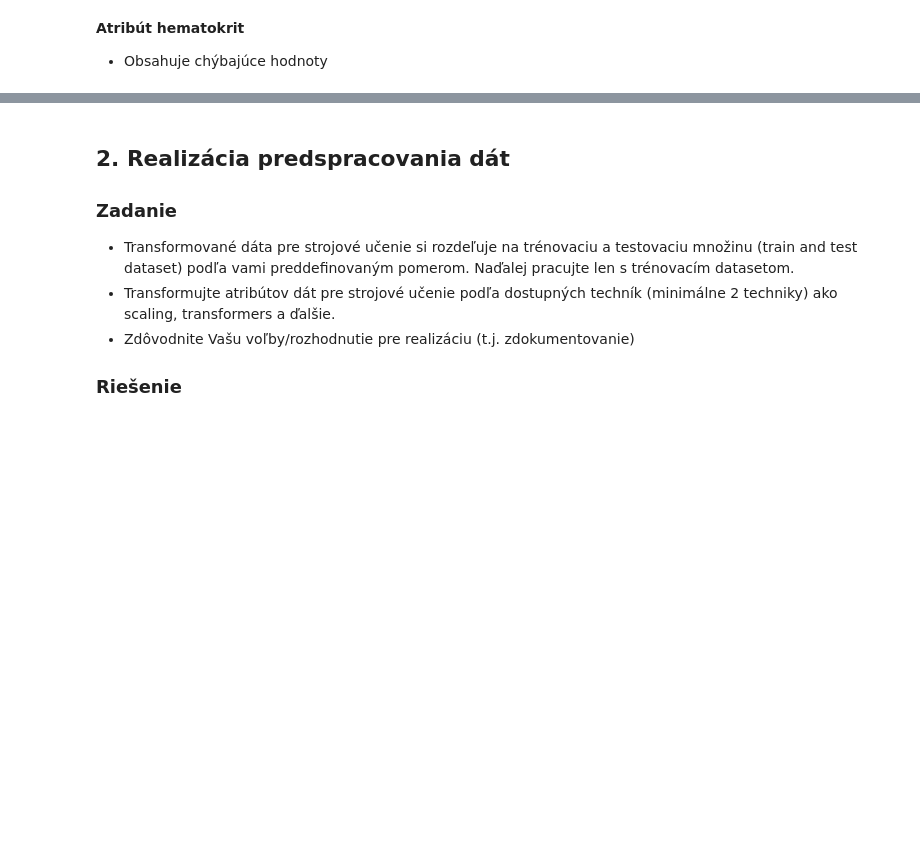
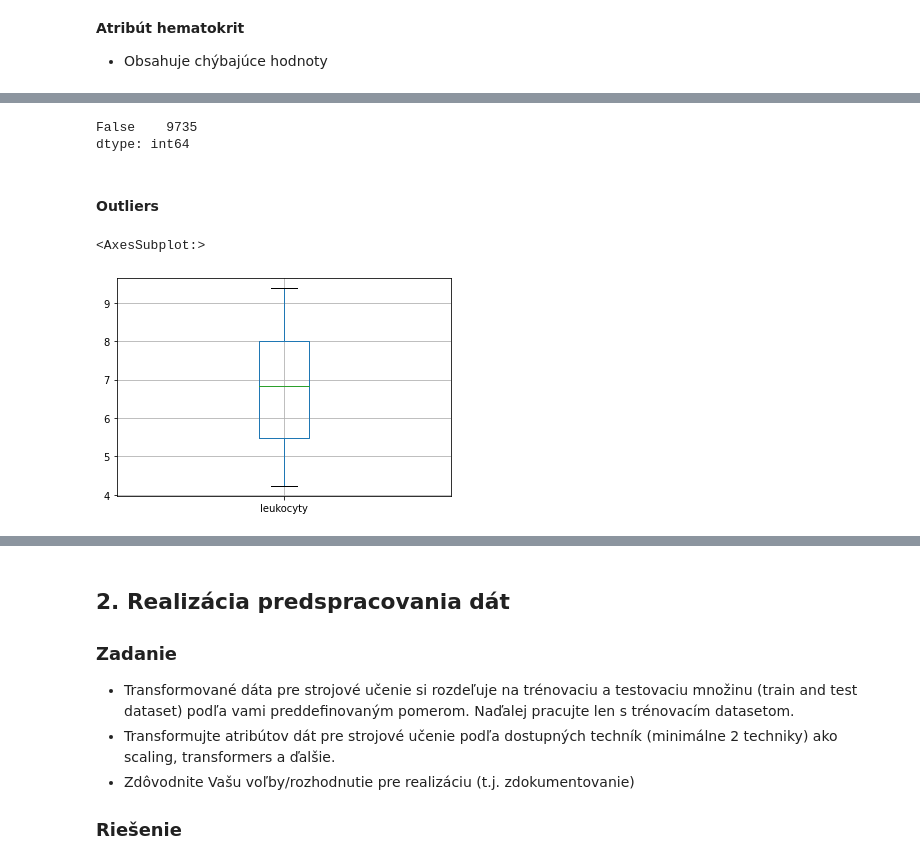
Before and after one commit to Matovic/Chronic-Lymphocytic-Leukemia, a Jupyter notebook: src/2_data_pre-processing/2-DPP.ipynb, the cells around one changed output, grey strips where cells are left out. Drawn from its saved outputs; the diff is of its cells as text; code cells hidden in the pictures; blank space fills up the shorter version.

Commit message:
Outlier Ninja

```diff
--- a/src/2_data_pre-processing/2-DPP.ipynb
+++ b/src/2_data_pre-processing/2-DPP.ipynb
@@ -245,8 +318,8 @@ Name: leukocyty, dtype: float64>
 - Neobsahuje žiadne chýbajúce hodnoty
 - Obsahuje mínusové hodnoty
 # %%
-weight_mean=df_labor["weight"].mean()
-df_labor.loc[df_labor["weight"] < 0] = weight_mean
+weight_median=df_labor["weight"].median()
+df_labor.loc[df_labor["weight"] < 0] = weight_median
 # %%
 df_labor["weight"].loc[df_labor["weight"] < 0].count()
 # %% [output]
@@ -324,6 +397,6 @@ N                     539
 Name: smoker, dtype: int64
 # %%
 df_labor['smoker'] = df_labor['smoker'].replace({"no": 0, "N": 0, "yes": 1, "Y": 1})
-df_labor = df_labor.astype({'smoker': 'bool'})
+df_labor = df_labor.astype({'smoker': 'category'})
 df_labor.smoker.value_counts()
 # %% [output]
@@ -350,6 +425,6 @@ Name: smoker, dtype: bool
 - Neobsahuje žiadne chýbajúce hodnoty
 - Zmeniť dátový typ stĺpcu
 # %%
-df_labor = df_labor.astype({'indicator': 'bool'})
+df_labor = df_labor.astype({'indicator': 'category'})
 df_labor.indicator.value_counts()
 # %% [output]
@@ -373,0 +459,9 @@ Name: indicator, dtype: bool
+# %%
+df_labor=df_labor.drop_duplicates()
+# %%
+df_labor.duplicated(keep=False).value_counts()
+# %% [output]
+False    9735
+dtype: int64
+# %% [markdown]
+#### Outliers
@@ -373,0 +495,5 @@ Name: indicator, dtype: bool
+# %%
+df_labor.boxplot(column=['leukocyty'])
+# %% [output]
+<AxesSubplot:>
+[figure, added]
```
Also changed, not shown: parts of 37 cells of this notebook.
